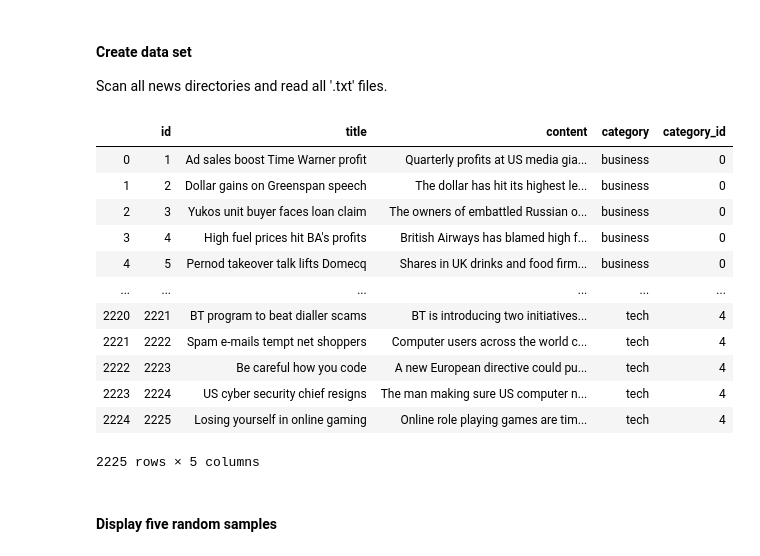
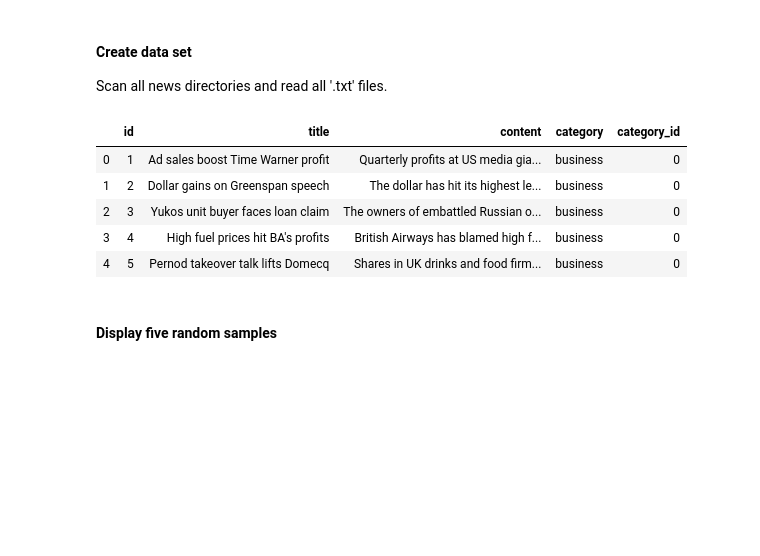
Before and after one commit to alexiszamanidis/news_articles_text_mining, a Jupyter notebook: news.ipynb, the cells around one changed output. Drawn from its saved outputs; the diff is of its cells as text; code cells hidden in the pictures; blank space fills up the shorter version.

```diff
--- a/news.ipynb
+++ b/news.ipynb
@@ -32,41 +32,34 @@ for directory in os.listdir(path):
     if os.path.isdir(f"{path}/{directory}/"):
         # FOR FILES IN EACH DIRECTORY
         for file in os.listdir(f"{path}/{directory}/"):
             if file.endswith(".txt"):
                 ids.append(len(ids)+1)
                 f = open(f"{path}/{directory}/{file}")
                 lines = f.readlines()
                 titles.append(lines[0][:-1])
                 content = ""
                 for line in lines[1:]:
                     content = content + " " + line[:-1]
                 contents.append(content)
                 categories.append(directory)
 # CREATE DATAFRAME
 data_set = pd.DataFrame(columns=["id","title","content","category"])
 data_set["id"] = ids
 data_set["title"] = titles
 data_set["content"] = contents
 data_set["category"] = categories
 # ASSOCIATE CATEGORY NAMES WITH NUMERICAL INDEX
 data_set["category_id"] = data_set["category"].factorize()[0]
-display(data_set)
+display(data_set.head(5))
 # CREATE data_set.csv
 data_set.to_csv("./data_sets/data_set.csv",sep="\t",index=False)
 # %% [output]
 |  | id | title | content | category | category_id |
 | 0 | 1 | Ad sales boost Time Warner profit | Quarterly profits at US media gia... | business | 0 |
 | 1 | 2 | Dollar gains on Greenspan speech | The dollar has hit its highest le... | business | 0 |
 | 2 | 3 | Yukos unit buyer faces loan claim | The owners of embattled Russian o... | business | 0 |
 | 3 | 4 | High fuel prices hit BA's profits | British Airways has blamed high f... | business | 0 |
 | 4 | 5 | Pernod takeover talk lifts Domecq | Shares in UK drinks and food firm... | business | 0 |
-| ... | ... | ... | ... | ... | ... |
-| 2220 | 2221 | BT program to beat dialler scams | BT is introducing two initiatives... | tech | 4 |
-| 2221 | 2222 | Spam e-mails tempt net shoppers | Computer users across the world c... | tech | 4 |
-| 2222 | 2223 | Be careful how you code | A new European directive could pu... | tech | 4 |
-| 2223 | 2224 | US cyber security chief resigns | The man making sure US computer n... | tech | 4 |
-| 2224 | 2225 | Losing yourself in online gaming | Online role playing games are tim... | tech | 4 |
-2225 rows × 5 columns
 # %% [markdown]
 #### Display five random samples
 # %%
```
Also changed, not shown: parts of 9 cells of this notebook.
